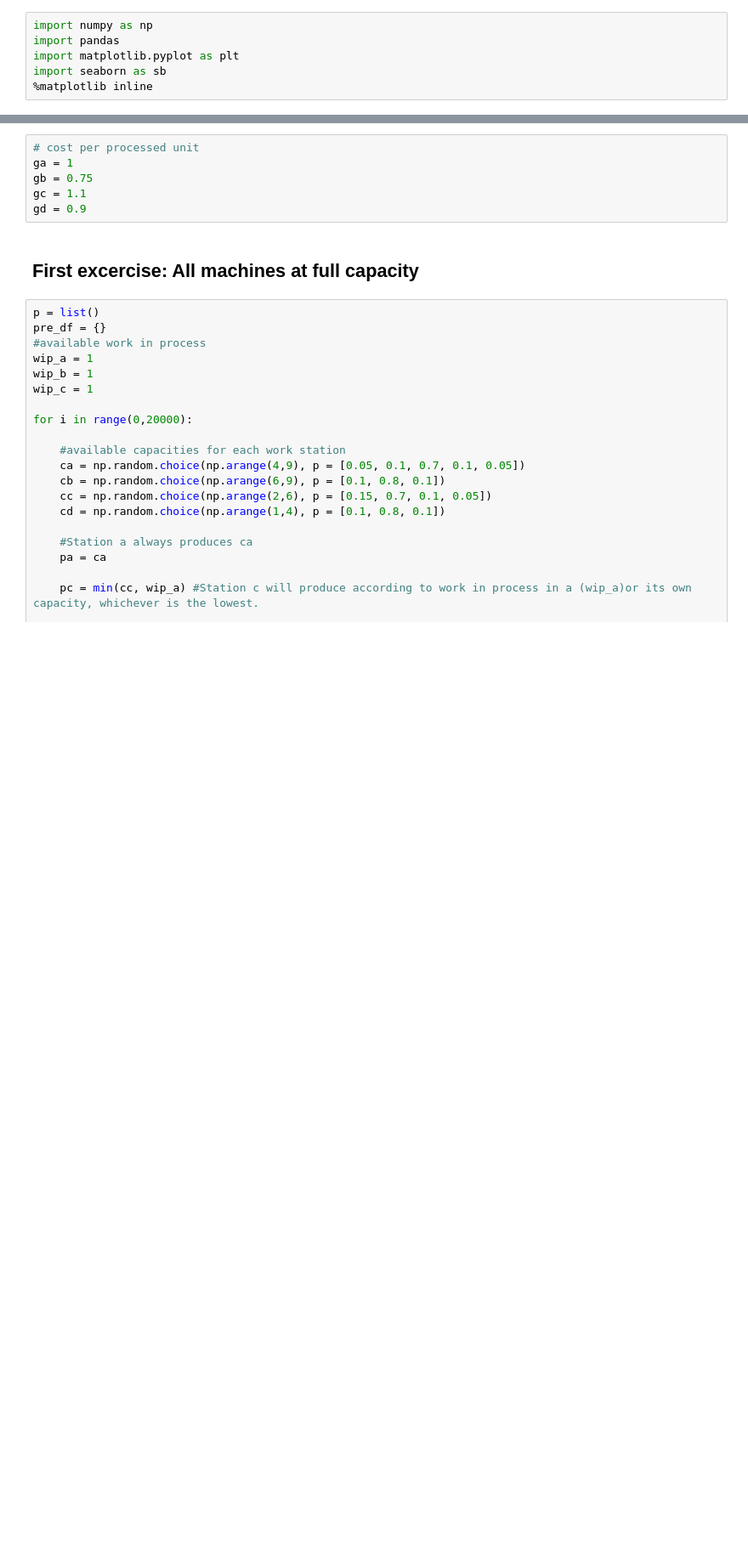
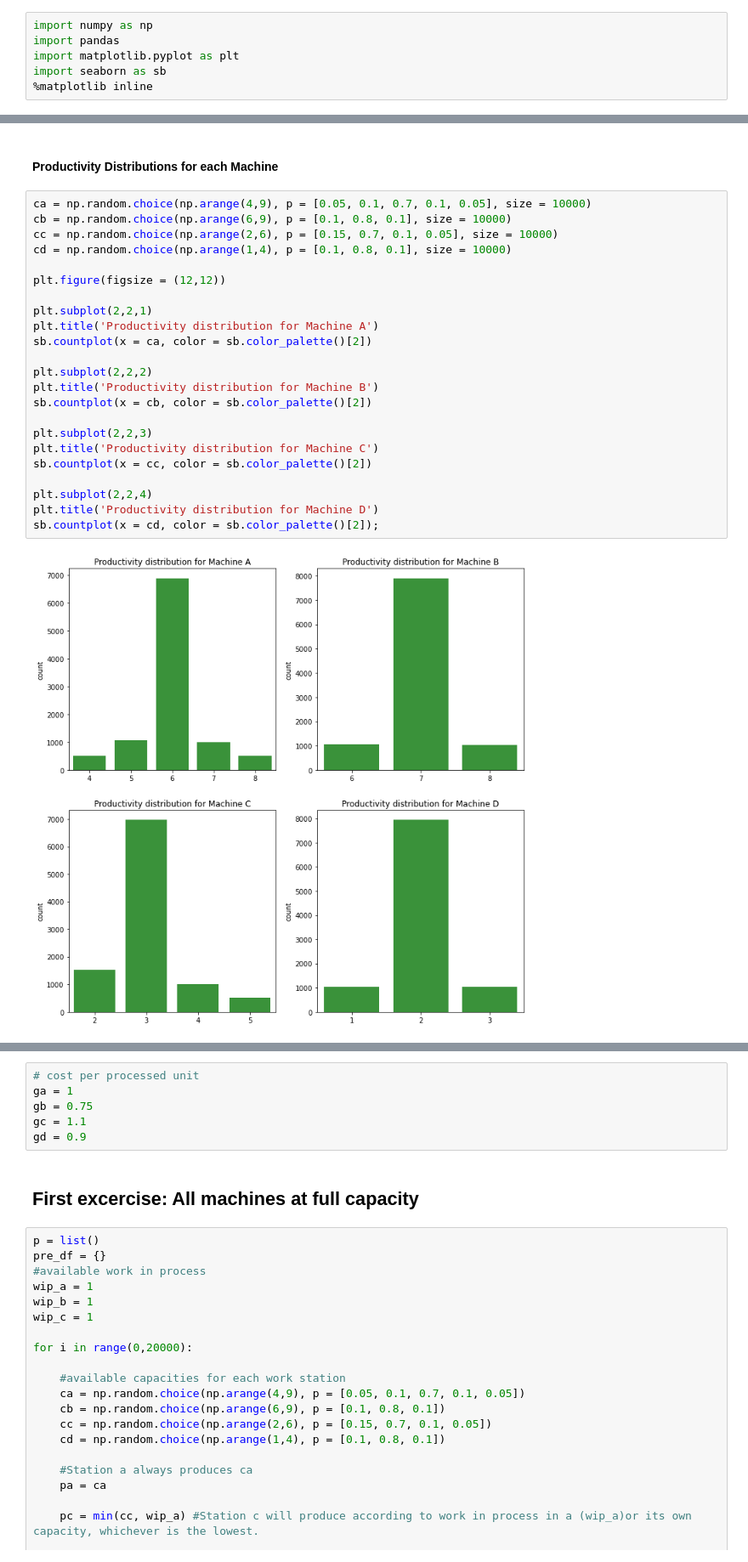
Before and after one commit to 4094238/data_science_excercises, a Jupyter notebook: Excercise on Theory of Constraints.ipynb, the cells around one changed output, grey strips where cells are left out. Shown: that part at 85% size. Cells and saved outputs as stored; diff of their text form; blank space fills up the shorter version.

```diff
--- a/Excercise on Theory of Constraints.ipynb
+++ b/Excercise on Theory of Constraints.ipynb
@@ -34,3 +34,30 @@ The maximum possible will be it's own capacity at that time, or its input work i
 For the second excercise we will assume that each machine produces the minimum needed to keep the constraint working at its maximum possible level. The constraint for this case will be predetermined. We chose machine D.
 # %% [markdown]
 ![processjpg.jpg](attachment:processjpg.jpg)
+# %% [markdown]
+#### Productivity Distributions for each Machine
+# %%
+ca = np.random.choice(np.arange(4,9), p = [0.05, 0.1, 0.7, 0.1, 0.05], size = 10000)
+cb = np.random.choice(np.arange(6,9), p = [0.1, 0.8, 0.1], size = 10000)
+cc = np.random.choice(np.arange(2,6), p = [0.15, 0.7, 0.1, 0.05], size = 10000)
+cd = np.random.choice(np.arange(1,4), p = [0.1, 0.8, 0.1], size = 10000)
+
+plt.figure(figsize = (12,12))
+
+plt.subplot(2,2,1)
+plt.title('Productivity distribution for Machine A')
+sb.countplot(x = ca, color = sb.color_palette()[2])
+
+plt.subplot(2,2,2)
+plt.title('Productivity distribution for Machine B')
+sb.countplot(x = cb, color = sb.color_palette()[2])
+
+plt.subplot(2,2,3)
+plt.title('Productivity distribution for Machine C')
+sb.countplot(x = cc, color = sb.color_palette()[2])
+
+plt.subplot(2,2,4)
+plt.title('Productivity distribution for Machine D')
+sb.countplot(x = cd, color = sb.color_palette()[2]);
+# %% [output]
+[figure, added]
```
Also changed, not shown: parts of 2 cells of this notebook.
